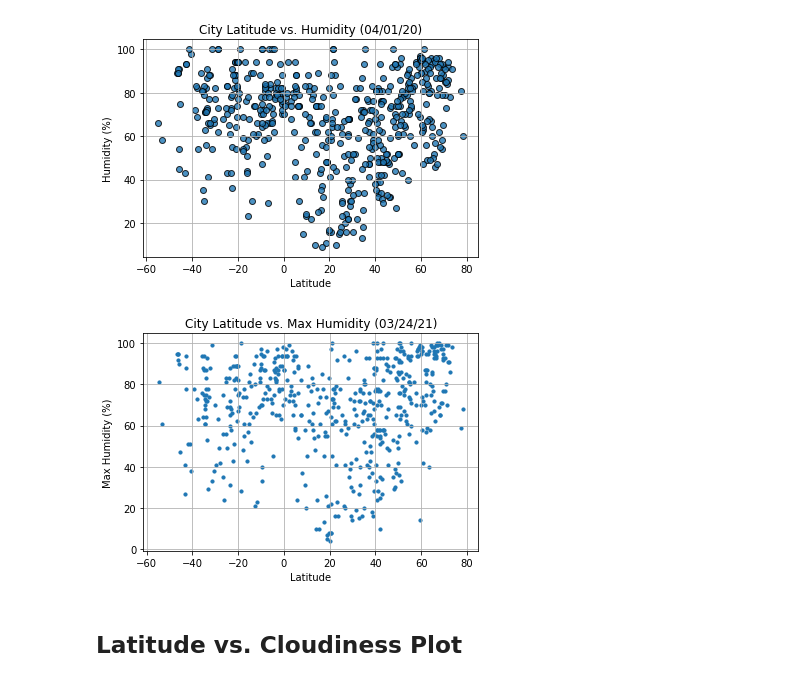
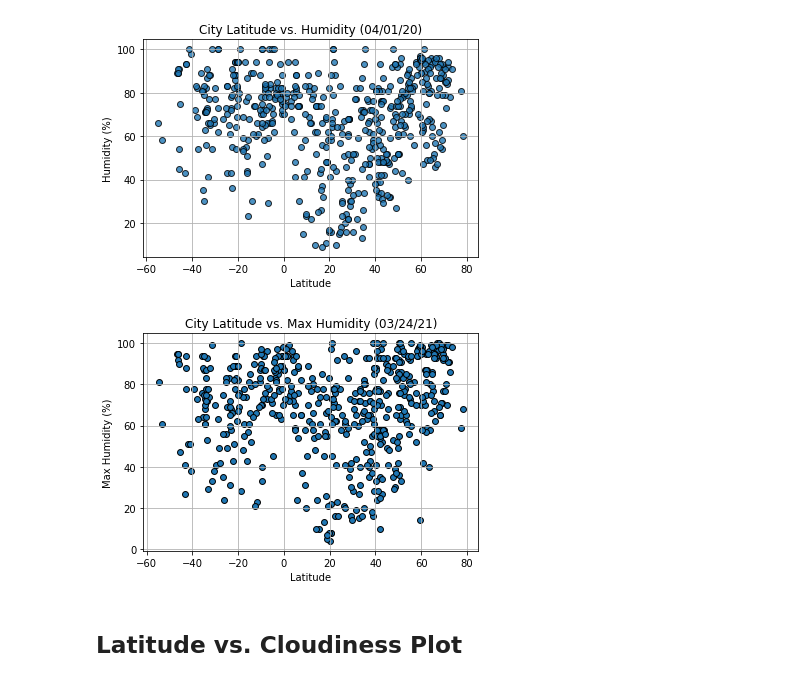
Before and after one commit to danielatuesta55/python-api-challenge, a Jupyter notebook: WeatherPy/WeatherPy-updated.ipynb, the cells around one changed output. Cells and saved outputs as stored; diff of their text form; code cells hidden in the pictures.

Commit message:
scatter plot edge colors

```diff
--- a/WeatherPy/WeatherPy-updated.ipynb
+++ b/WeatherPy/WeatherPy-updated.ipynb
@@ -248,20 +248,20 @@ plt.show()
 [figure]
 # %%
 #Create the scatter plot Latitude vs temp
-plt.scatter(clean_city_data['Lat'], clean_city_data['Humidity'], marker = "o", s=10)
+plt.scatter(clean_city_data['Lat'], clean_city_data['Humidity'], marker = "o", s=35, edgecolors= 'black')
 
 #Create the lables
 plt.title("City Latitude vs. Max Humidity (03/24/21)")
 plt.ylabel("Max Humidity (%)")
 plt.xlabel("Latitude")
 plt.grid(True)
 
 #save image
 plt.savefig("Latitude_vs_Humidity.png")
 
 plt.show()
 # %% [output]
-[figure, old version]
+[figure, new version]
 # %% [markdown]
 ## Latitude vs. Cloudiness Plot
 # %%
```
Also changed, not shown: parts of 1 cell of this notebook, 2 other files.
